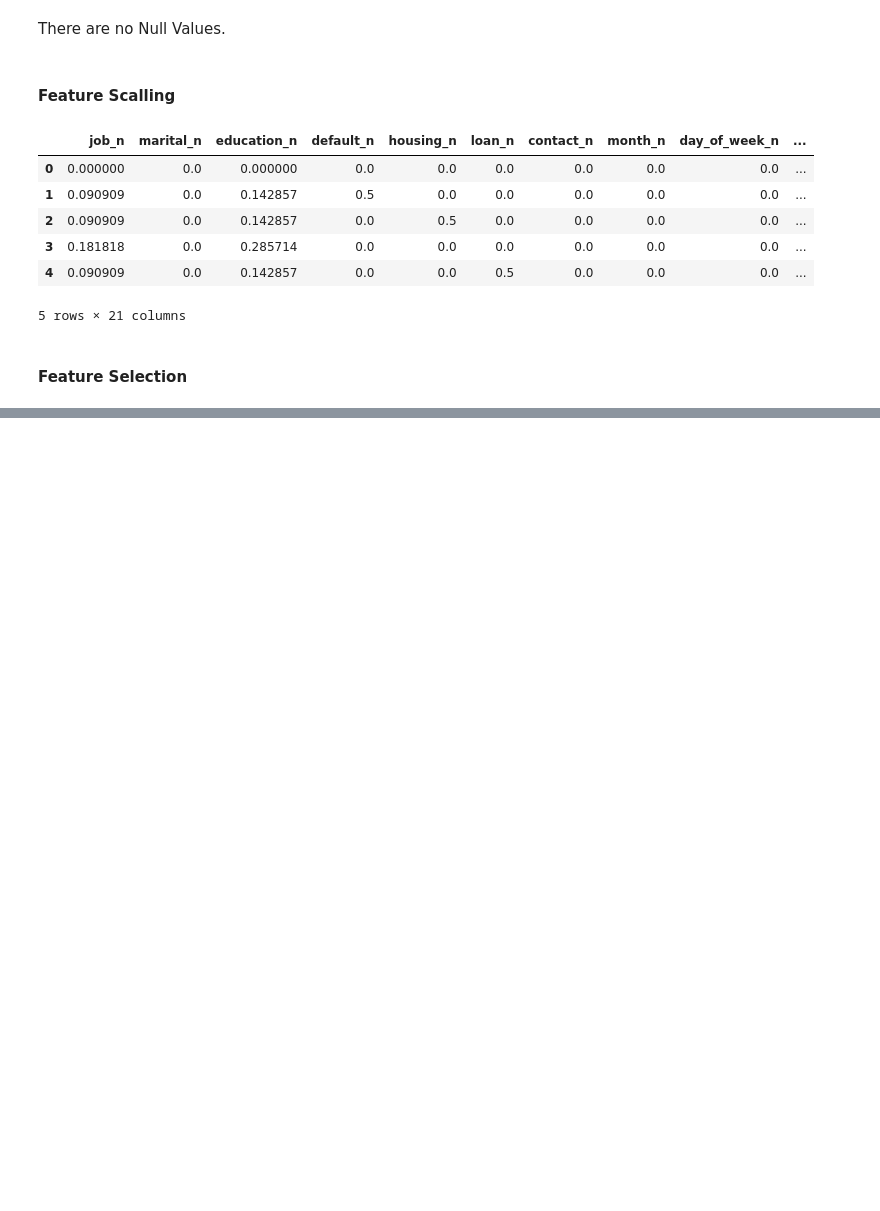
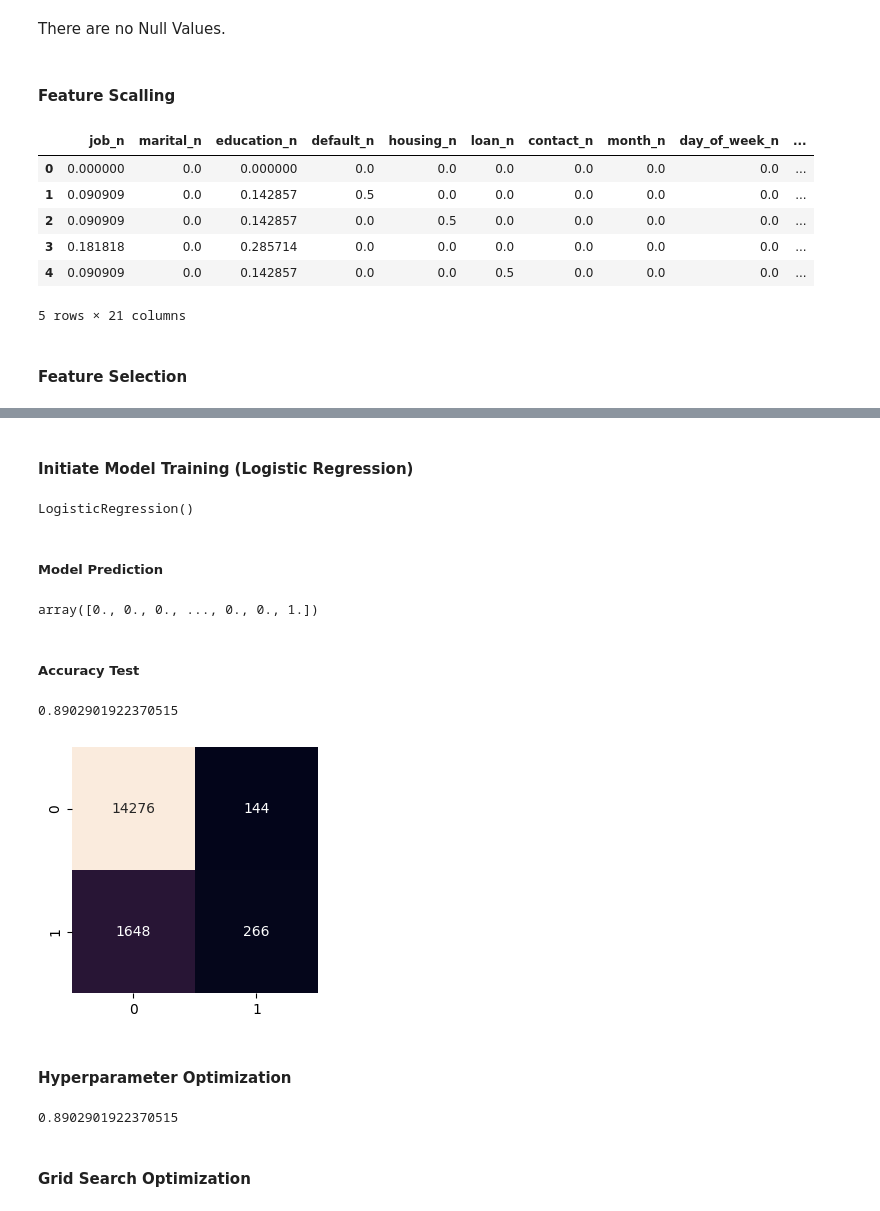
Before and after one commit to 4GeeksAcademy/gustavolima-bank-eda, a Jupyter notebook: src/explore.ipynb, the cells around one changed output, grey strips where cells are left out. Cells and saved outputs as stored; diff of their text form; code cells hidden in the pictures; blank space fills up the shorter version.

Commit message:
Training and Optimization Completed

```diff
--- a/src/explore.ipynb
+++ b/src/explore.ipynb
@@ -545,0 +547,5 @@ X_train_sel.head()
+# %%
+train_data = pd.read_csv('/workspaces/gustavolima-bank-eda/data/processed/clean_train-bankmkt.csv')
+test_data = pd.read_csv('/workspaces/gustavolima-bank-eda/data/processed/clean_test-bankmkt.csv')
+
+train_data.head()
@@ -545,0 +559,66 @@ X_train_sel.head()
+# %%
+X_train = train_data.drop(['y_n'], axis = 1)
+y_train = train_data['y_n']
+X_test = test_data.drop(['y_n'], axis = 1)
+y_test = test_data['y_n']
+# %% [markdown]
+#### Initiate Model Training (Logistic Regression)
+# %%
+from sklearn.linear_model import LogisticRegression
+
+model = LogisticRegression()
+model.fit(X_train, y_train)
+# %% [output]
+LogisticRegression()
+# %% [markdown]
+##### Model Prediction
+# %%
+y_pred = model.predict(X_test)
+y_pred
+# %% [output]
+array([0., 0., 0., ..., 0., 0., 1.])
+# %% [markdown]
+##### Accuracy Test
+# %%
+from sklearn.metrics import accuracy_score
+
+accuracy_score(y_test, y_pred)
+# %% [output]
+0.8902901922370515
+# %%
+from sklearn.metrics import confusion_matrix
+
+bankmkt_cm = confusion_matrix(y_test, y_pred)
+
+# Let's draw this matrix to make it more visual
+cm_df = pd.DataFrame(bankmkt_cm)
+
+plt.figure(figsize = (3, 3))
+sns.heatmap(cm_df, annot=True, fmt="d", cbar=False)
+
+plt.tight_layout()
+
+plt.show()
+# %% [output]
+[figure, added]
+# %% [markdown]
+#### Hyperparameter Optimization
+# %%
+train_data = pd.read_csv('/workspaces/gustavolima-bank-eda/data/processed/clean_train-bankmkt.csv')
+test_data = pd.read_csv('/workspaces/gustavolima-bank-eda/data/processed/clean_test-bankmkt.csv')
+
+X_train = train_data.drop(['y_n'], axis = 1)
+y_train = train_data['y_n']
+X_test = test_data.drop(['y_n'], axis = 1)
+y_test = test_data['y_n']
+
+model = LogisticRegression()
+model.fit(X_train, y_train)
+y_pred = model.predict(X_test)
+
+base_accuracy = accuracy_score(y_test, y_pred)
+base_accuracy
+# %% [output]
+0.8902901922370515
+# %% [markdown]
+#### Grid Search Optimization
```
Also changed, not shown: parts of 18 cells of this notebook, 2 other files.
